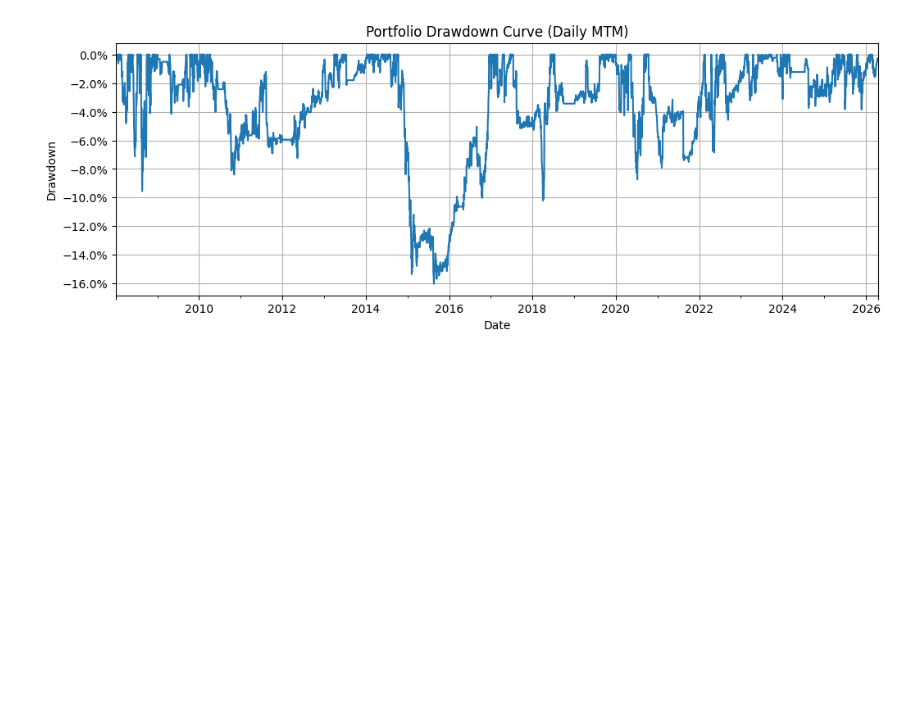
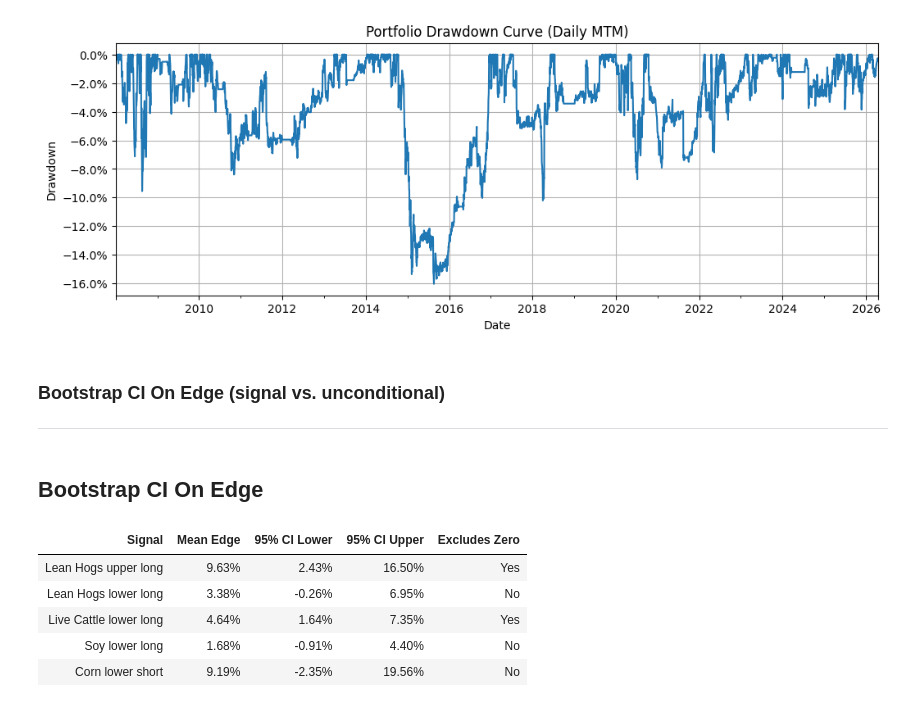
Before and after one commit to isupryaga/Commodities-Research, a Jupyter notebook: 02_signal_analysis_and_portfolio.ipynb, the cells around one changed output. Drawn from its saved outputs; the diff is of its cells as text; code cells hidden in the pictures; blank space fills up the shorter version.

```diff
--- a/02_signal_analysis_and_portfolio.ipynb
+++ b/02_signal_analysis_and_portfolio.ipynb
@@ -1526,3 +1465,69 @@ plt.show()
 | 3 | Soy | 32 | 7 | 0.225806 |
 [figure]
 [figure]
+# %% [markdown]
+### Bootstrap CI On Edge (signal vs. unconditional)
+-------------------------------------------------------------------------------------------------------------------------------------------------------
+# %%
+def unconditional_returns_array(d, close_col, horizon, direction):
+    closes = d[close_col].values
+    returns = []
+    for i in range(len(closes) - horizon):
+        r = closes[i + horizon] / closes[i] - 1
+        if direction == "short":
+            r = -r
+        returns.append(r)
+    return np.array(returns)
+
+def bootstrap_edge_ci(signal_returns, uncond_returns, n_boot=10000, ci=0.95, seed=42):
+    rng = np.random.default_rng(seed)
+    n_sig = len(signal_returns)
+    n_unc = len(uncond_returns)
+    boot_edges = np.empty(n_boot)
+    for b in range(n_boot):
+        sig_sample = rng.choice(signal_returns, size=n_sig, replace=True)
+        unc_sample = rng.choice(uncond_returns, size=n_unc, replace=True)
+        boot_edges[b] = sig_sample.mean() - unc_sample.mean()
+    lo = np.percentile(boot_edges, (1 - ci) / 2 * 100)
+    hi = np.percentile(boot_edges, (1 + ci) / 2 * 100)
+    return lo, hi, boot_edges.mean()
+
+ci_rows = []
+for cfg in signal_configs:
+    sig_name = cfg["Signal"]
+    d, close_col = build_signal_frame(cfg)
+
+    signal_returns = trade_df.loc[trade_df["Signal"] == sig_name, "Raw Return"].values
+    uncond_returns = unconditional_returns_array(d, close_col, cfg["eval_horizon"], cfg["direction"])
+
+    lo, hi, mean_edge = bootstrap_edge_ci(signal_returns, uncond_returns)
+    ci_rows.append({
+        "Signal": sig_name,
+        "Mean Edge": mean_edge,
+        "95% CI Lower": lo,
+        "95% CI Upper": hi,
+        "Excludes Zero": (lo > 0) or (hi < 0),
+    })
+
+edge_ci_df = pd.DataFrame(ci_rows)
+fmt = {
+    "Mean Edge": "{:.2%}".format,
+    "95% CI Lower": "{:.2%}".format,
+    "95% CI Upper": "{:.2%}".format,
+    "Excludes Zero": lambda x: "Yes" if x else "No",
+}
+
+display(Markdown("## Bootstrap CI On Edge"))
+display(
+    edge_ci_df.style
+        .format(fmt, na_rep="—")
+        .hide(axis="index")
+)
+# %% [output]
+## Bootstrap CI On Edge
+| Signal | Mean Edge | 95% CI Lower | 95% CI Upper | Excludes Zero |
+| Lean Hogs upper long | 9.63% | 2.43% | 16.50% | Yes |
+| Lean Hogs lower long | 3.38% | -0.26% | 6.95% | No |
+| Live Cattle lower long | 4.64% | 1.64% | 7.35% | Yes |
+| Soy lower long | 1.68% | -0.91% | 4.40% | No |
+| Corn lower short | 9.19% | -2.35% | 19.56% | No |
```
Also changed, not shown: parts of 5 cells of this notebook.
